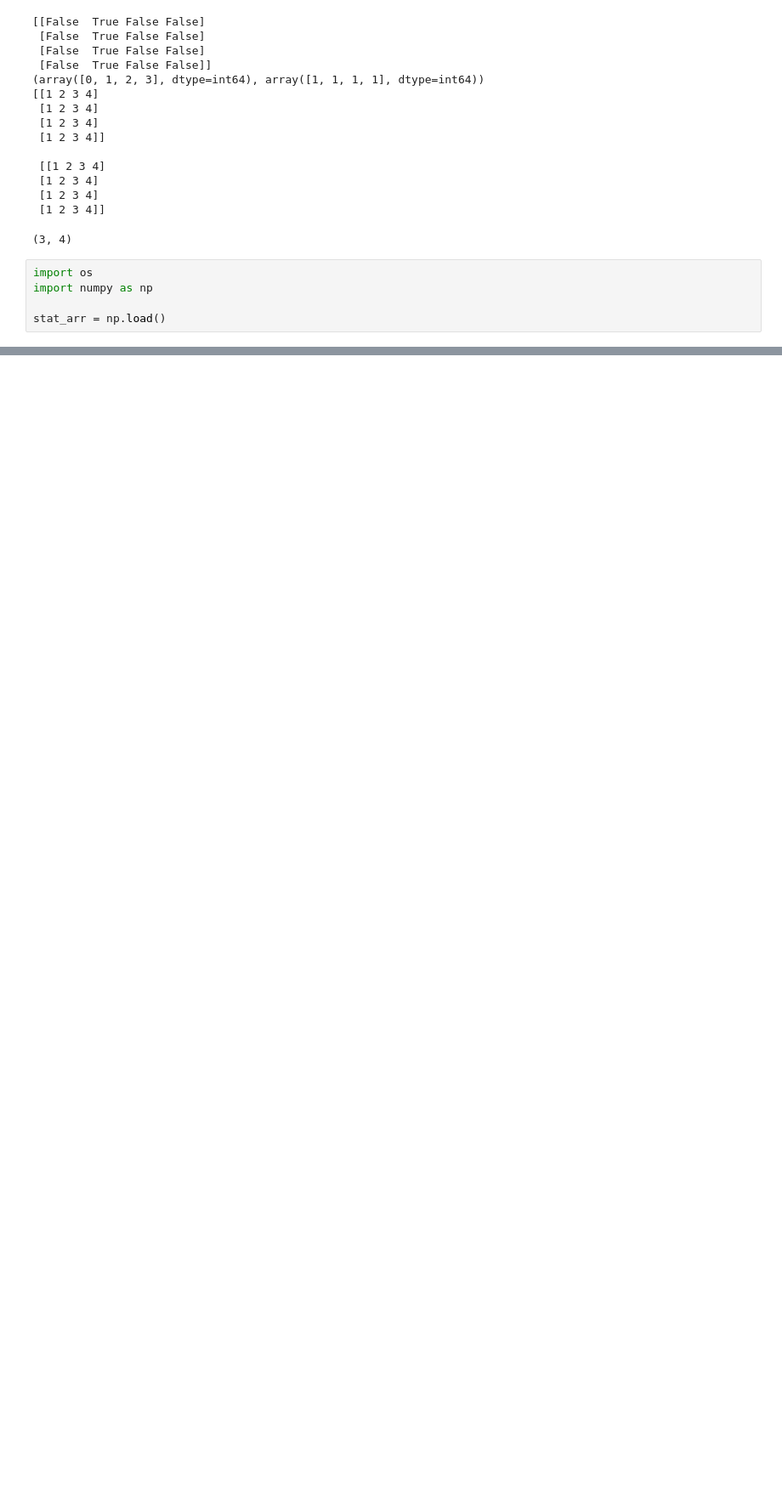
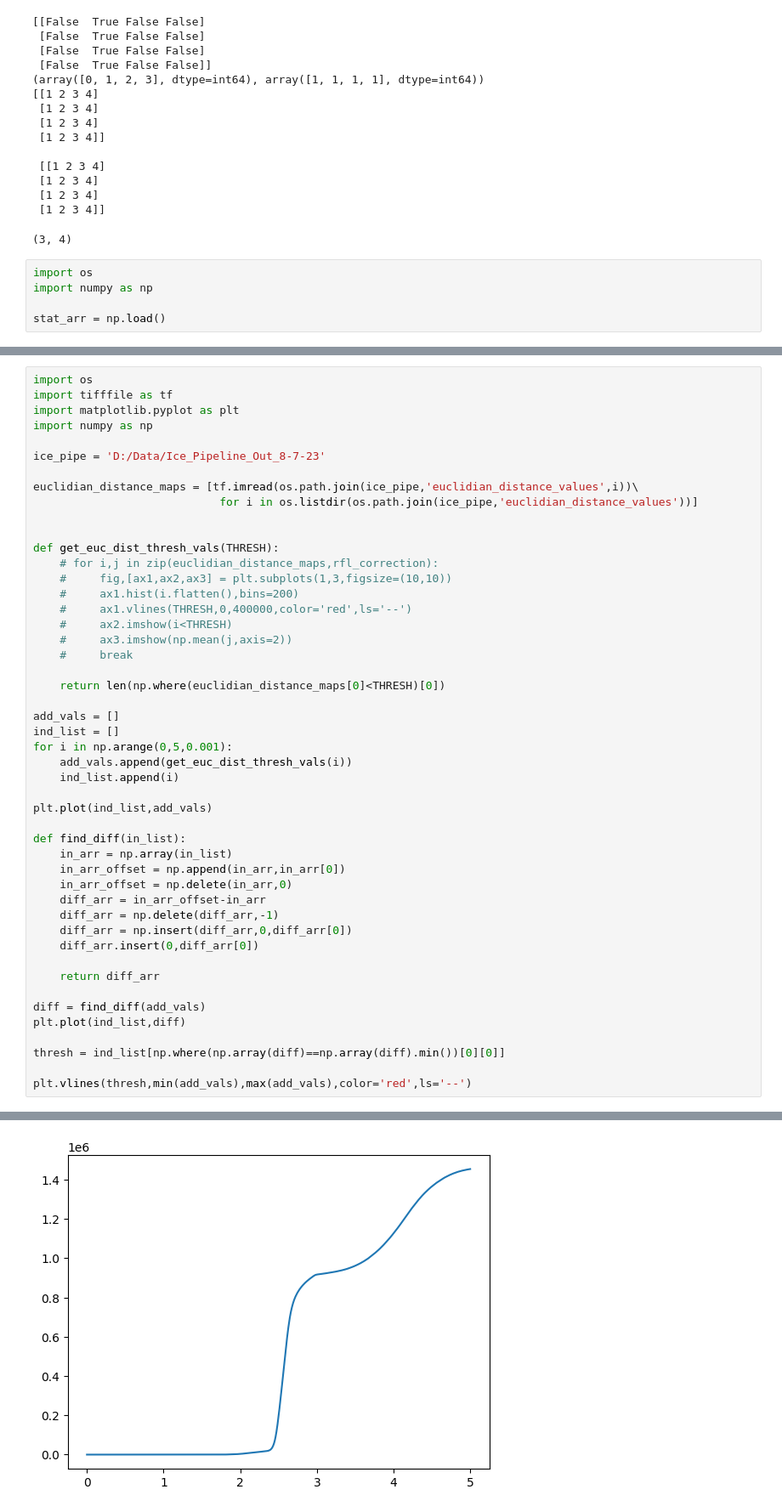
Before and after one commit to z-vig/M3_Pro, a Jupyter notebook: test.ipynb, the cells around one changed output, grey strips where cells are left out. Shown at 85% size. Drawn from its saved outputs; the diff is of its cells as text; blank space fills up the shorter version.

```diff
--- a/test.ipynb
+++ b/test.ipynb
@@ -906,0 +918,49 @@ stat_arr = np.load()
+# %%
+import os
+import tifffile as tf
+import matplotlib.pyplot as plt
+import numpy as np
+
+ice_pipe = 'D:/Data/Ice_Pipeline_Out_8-7-23'
+
+euclidian_distance_maps = [tf.imread(os.path.join(ice_pipe,'euclidian_distance_values',i))\
+                            for i in os.listdir(os.path.join(ice_pipe,'euclidian_distance_values'))]
+
+
+def get_euc_dist_thresh_vals(THRESH):
+    # for i,j in zip(euclidian_distance_maps,rfl_correction):
+    #     fig,[ax1,ax2,ax3] = plt.subplots(1,3,figsize=(10,10))
+    #     ax1.hist(i.flatten(),bins=200)
+    #     ax1.vlines(THRESH,0,400000,color='red',ls='--')
+    #     ax2.imshow(i<THRESH)
+    #     ax3.imshow(np.mean(j,axis=2))
+    #     break
+
+    return len(np.where(euclidian_distance_maps[0]<THRESH)[0])
+
+add_vals = []
+ind_list = []
+for i in np.arange(0,5,0.001):
+    add_vals.append(get_euc_dist_thresh_vals(i))
+    ind_list.append(i)
+
+plt.plot(ind_list,add_vals)
+
+def find_diff(in_list):
+    in_arr = np.array(in_list)
+    in_arr_offset = np.append(in_arr,in_arr[0])
+    in_arr_offset = np.delete(in_arr,0)
+    diff_arr = in_arr_offset-in_arr
+    diff_arr = np.delete(diff_arr,-1)
+    diff_arr = np.insert(diff_arr,0,diff_arr[0])
+    diff_arr.insert(0,diff_arr[0])
+
+    return diff_arr
+
+diff = find_diff(add_vals)
+plt.plot(ind_list,diff)
+
+thresh = ind_list[np.where(np.array(diff)==np.array(diff).min())[0][0]]
+
+plt.vlines(thresh,min(add_vals),max(add_vals),color='red',ls='--')
+# %% [output]
@@ -906,0 +968 @@ stat_arr = np.load()
+[figure, added]
```
Also changed, not shown: parts of 3 cells of this notebook, 4 other files.
